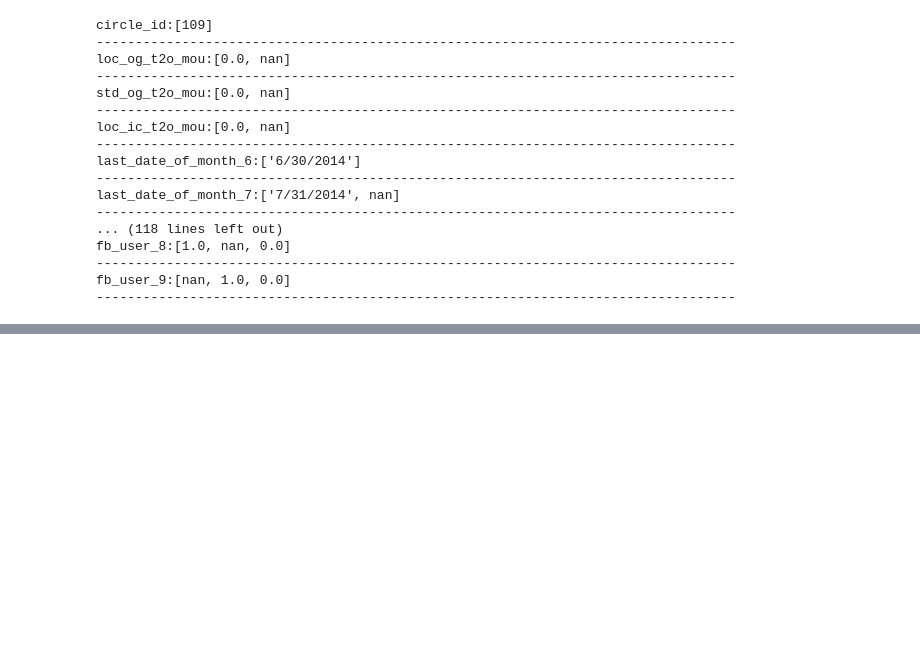
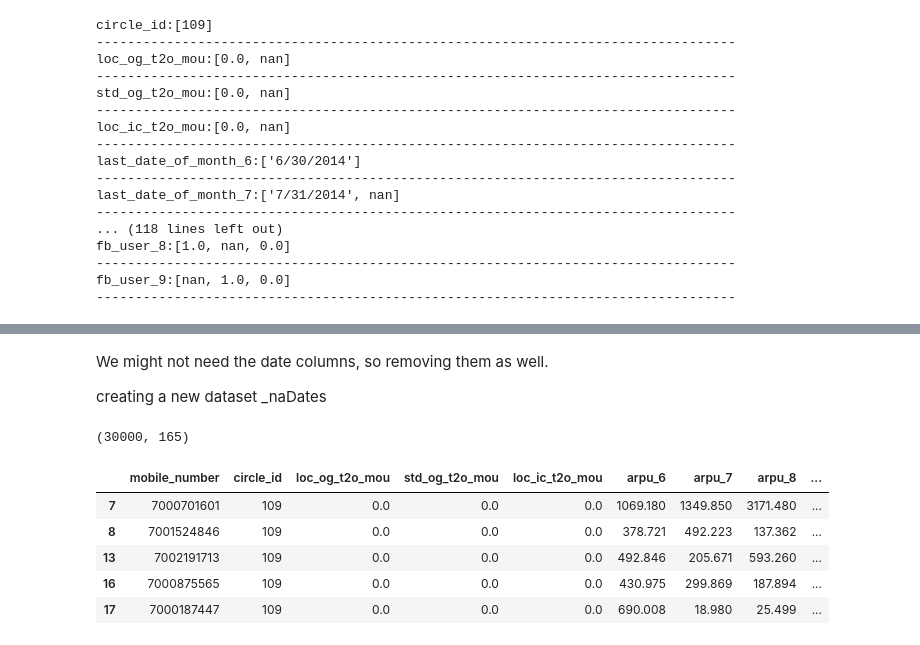
Before and after one commit to BiswajeetAtul/Assignments-MLAI, a Jupyter notebook: Telecom Churn Case/TelecomChurn_CaseStudy.ipynb, the cells around one changed output, grey strips where cells are left out. Saved outputs shown, nothing was run; the diff lists cells and outputs as text; code cells hidden in the pictures; blank space fills up the shorter version.

```diff
--- a/Telecom Churn Case/TelecomChurn_CaseStudy.ipynb
+++ b/Telecom Churn Case/TelecomChurn_CaseStudy.ipynb
@@ -129,0 +204,4 @@ fb_user_9:[nan, 1.0, 0.0]
+# %%
+filter=((teleData_HighValuesCustomers_Treated['total_ic_mou_9']==0)&(teleData_HighValuesCustomers_Treated['vol_2g_mb_9']==0)&(teleData_HighValuesCustomers_Treated['vol_3g_mb_9']==0)&(teleData_HighValuesCustomers_Treated['total_og_mou_9']==0))
+teleData_HighValuesCustomers_Treated['churned_tag']=np.where(filter, 1, 0)
+teleData_HighValuesCustomers_Treated['churned_tag'].sum()
@@ -129,0 +244,4 @@ fb_user_9:[nan, 1.0, 0.0]
+# %%
+colsToDrop=[x for x in teleData_HighValuesCustomers_Treated.columns if '_9' in x]
+# %%
+teleData_HighValuesCustomers_Tagged=teleData_HighValuesCustomers_Treated.drop(colsToDrop,axis=1)
@@ -129,0 +265,19 @@ fb_user_9:[nan, 1.0, 0.0]
+# %% [markdown]
+We might not need the date columns, so removing them as well.
+
+creating a new dataset _naDates
+# %%
+teleData_HighValuesCustomers_naDates=teleData_HighValuesCustomers_Tagged.drop([x for x in teleData_HighValuesCustomers_Tagged.columns if 'date' in x],axis=1)
+teleData_HighValuesCustomers_naDates.shape
+# %% [output]
+(30000, 165)
+# %%
+with pd.option_context('display.max_rows', None, 'display.max_columns', None):
+    display(teleData_HighValuesCustomers_naDates.head(5))
+# %% [output]
+|  | mobile_number | circle_id | loc_og_t2o_mou | std_og_t2o_mou | loc_ic_t2o_mou | arpu_6 | arpu_7 | arpu_8 | ... |
+| 7 | 7000701601 | 109 | 0.0 | 0.0 | 0.0 | 1069.180 | 1349.850 | 3171.480 | ... |
+| 8 | 7001524846 | 109 | 0.0 | 0.0 | 0.0 | 378.721 | 492.223 | 137.362 | ... |
+| 13 | 7002191713 | 109 | 0.0 | 0.0 | 0.0 | 492.846 | 205.671 | 593.260 | ... |
+| 16 | 7000875565 | 109 | 0.0 | 0.0 | 0.0 | 430.975 | 299.869 | 187.894 | ... |
+| 17 | 7000187447 | 109 | 0.0 | 0.0 | 0.0 | 690.008 | 18.980 | 25.499 | ... |
```
Also changed, not shown: parts of 19 cells of this notebook, 1 other file.
